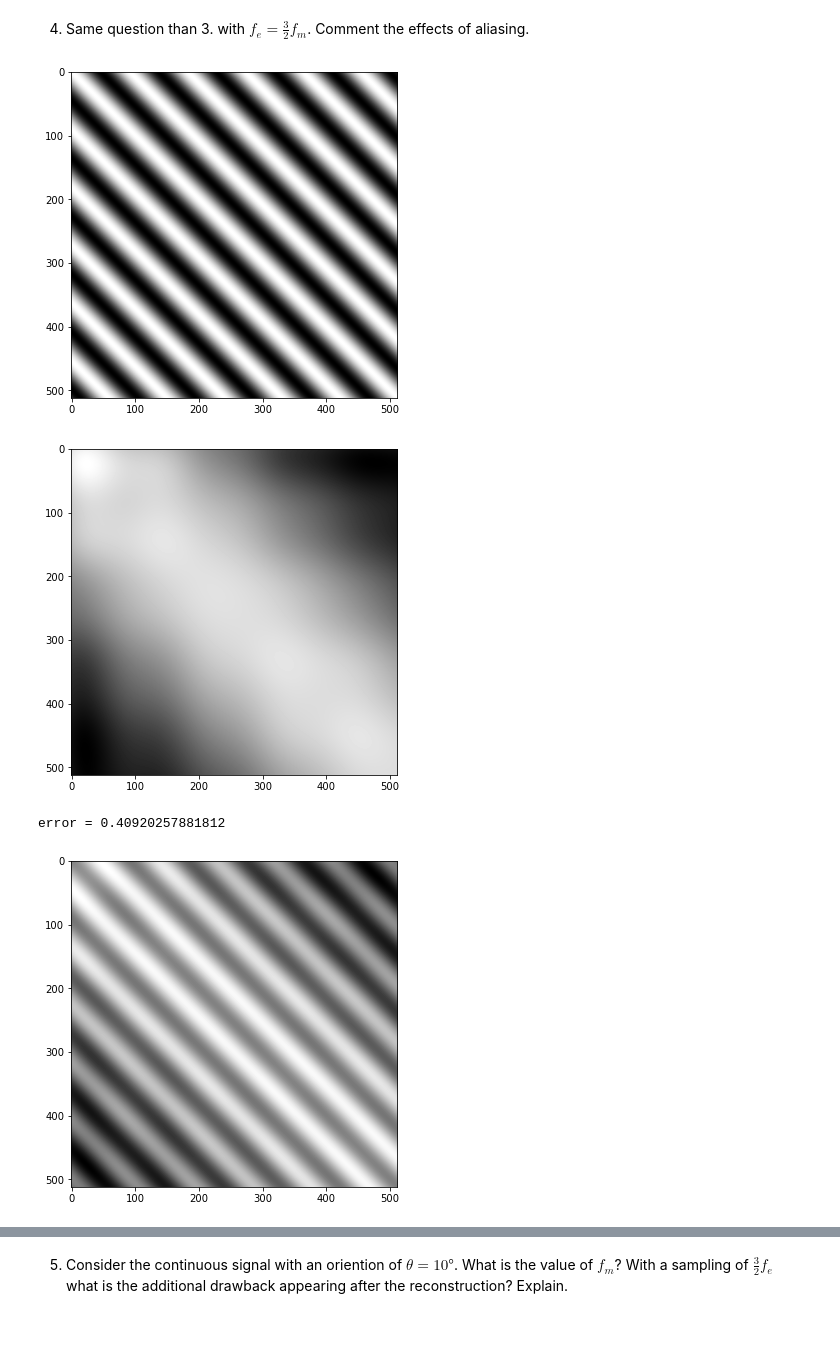
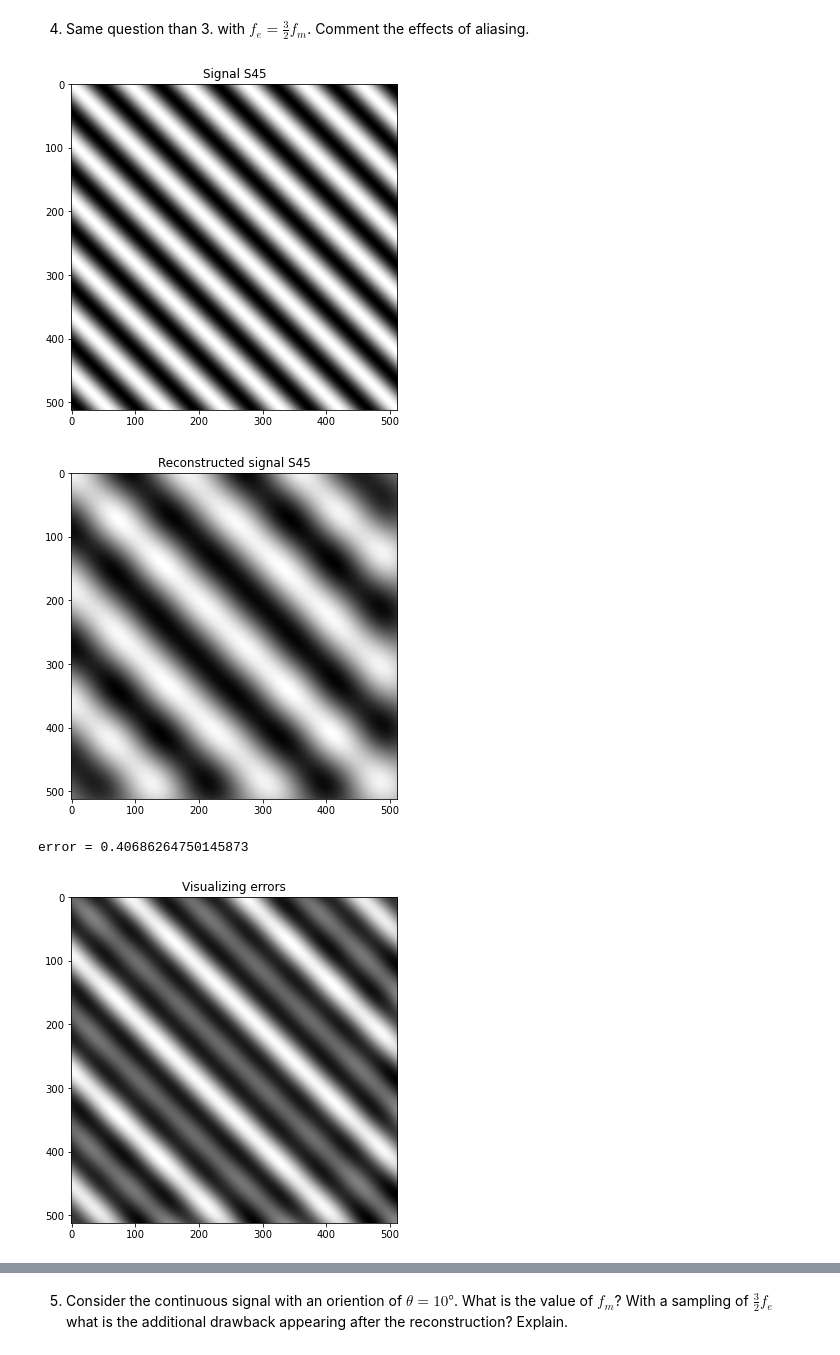
Before and after one commit to LUKALAVAL/BIMA, a Jupyter notebook: TME3/TME3.ipynb, the cells around one changed output, grey strips where cells are left out. Saved outputs shown, nothing was run; the diff lists cells and outputs as text; code cells hidden in the pictures.

```diff
--- a/TME3/TME3.ipynb
+++ b/TME3/TME3.ipynb
@@ -190,26 +194,23 @@ error = 0.005972035886093693
 4. Same question than 3. with $f_e = \frac32f_m$. Comment the effects of aliasing.
 # %%
 # original signal
-imshow(S45)
+imshow(S45, 'Signal S45')
 
 # sampling
-f0 = 4*fm
-
-Sampled_S45_a = sinusoid2d(1, 45, 512, T0, 1/fe)
-imshow(Sampled_S45_a)
+fe = (3/2)*fm
+Sampled_S45 = sinusoid2d(1, 45, 512, 64, 1/fe)
 
 # reconstructed signal
-fe = (3/2)*fm
-Reconstructed_S45_bis = shannonInterpolation(Sampled_S45, 1/fe, 512)
-imshow(Reconstructed_S45_bis)
+Reconstructed_S45 = shannonInterpolation(Sampled_S45, 1/fe, 512)
+imshow(Reconstructed_S45, 'Reconstructed signal S45')
 
 # relative average error
-print("error =", error(A, S45, Reconstructed_S45_bis))
+print("error =", error(1, S45, Reconstructed_S45))
 
 # visualizing the differences
-imshow(Reconstructed_S45_bis - S45)
+imshow(S45 - Reconstructed_S45, 'Visualizing errors')
 # %% [output]
-[figure, old version]
+[figure, new version]
-[figure, old version]
+[figure, new version]
-error = 0.40920257881812
+error = 0.40686264750145873
-[figure, old version]
+[figure, new version]
```
Also changed, not shown: parts of 16 cells of this notebook.
